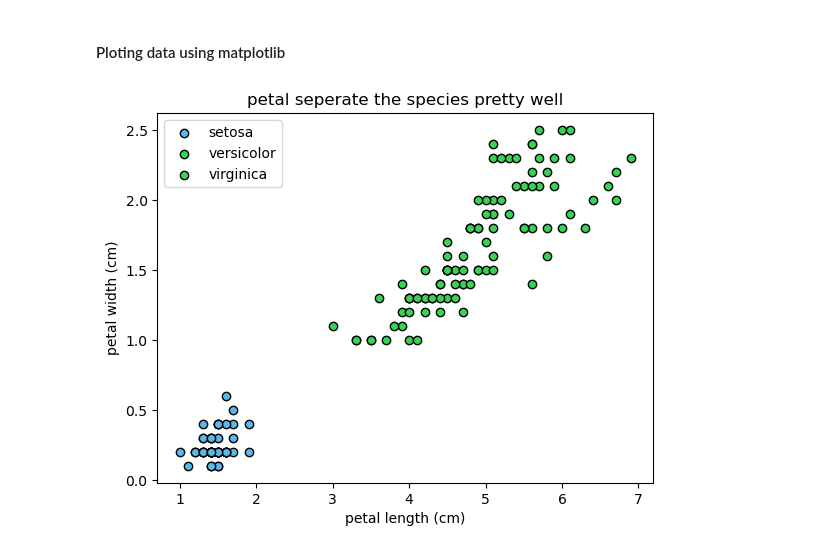
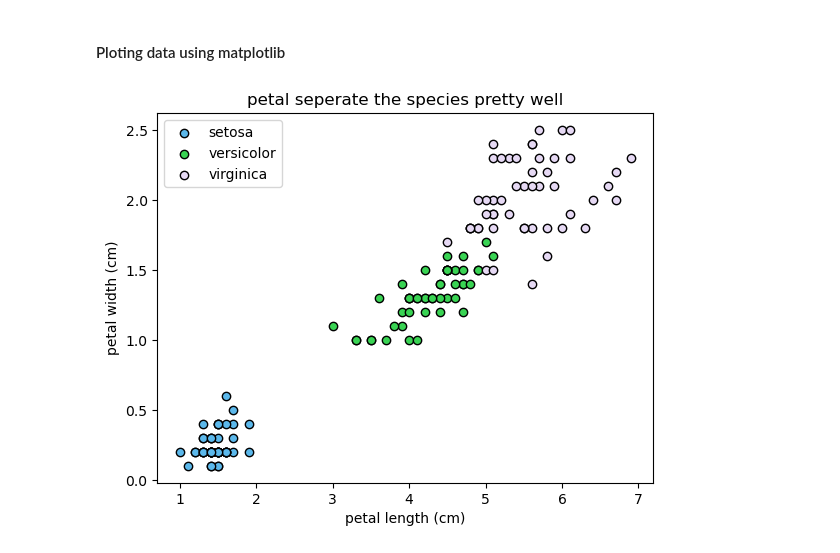
Before and after one commit to azeem932356/iris-classification, a Jupyter notebook: notebooks/Untitled.ipynb, the cells around one changed output. Cells and saved outputs as stored; diff of their text form; code cells hidden in the pictures.

Commit message:
scatter_plot

```diff
--- a/notebooks/Untitled.ipynb
+++ b/notebooks/Untitled.ipynb
@@ -139,15 +139,15 @@ Name: count, dtype: int64
 # %%
 import matplotlib.pyplot as plt
 # %%
-colors= {"setosa":"#5BB8EB", "versicolor":"#39D353", "virginica":"#39d353"}
+colors= {"setosa":"#5BB8EB", "versicolor":"#39D353", "virginica":"#e6d9f4"}
 
 for name, group in df.groupby('species'):
     plt.scatter(group.petal_length, group.petal_width, color= colors[name], edgecolor= 'k', label= name)
 
 plt.xlabel("petal length (cm)")
 plt.ylabel("petal width (cm)")
 plt.title("petal seperate the species pretty well")
 plt.legend()
 plt.show()
 # %% [output]
-[figure, old version]
+[figure, new version]
```
Also changed, not shown: parts of 1 cell of this notebook.
